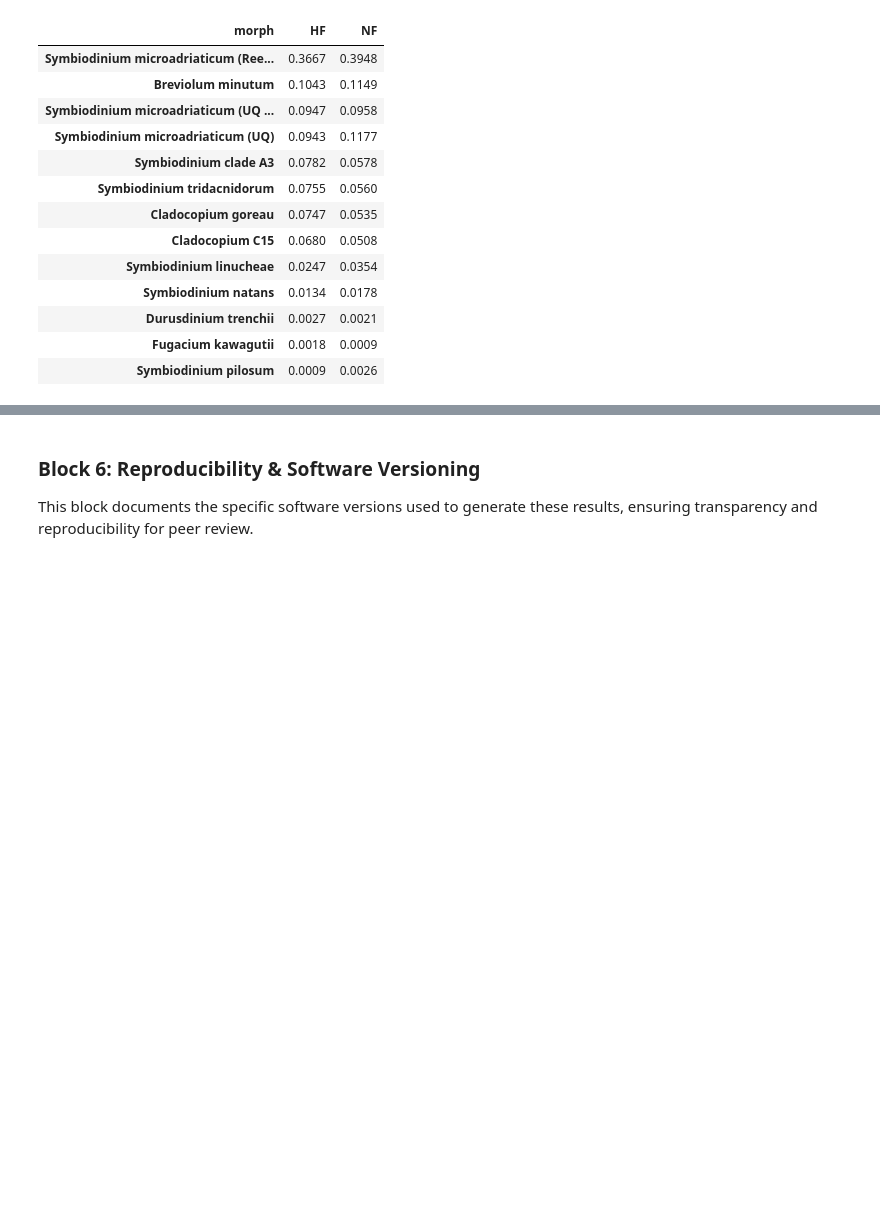
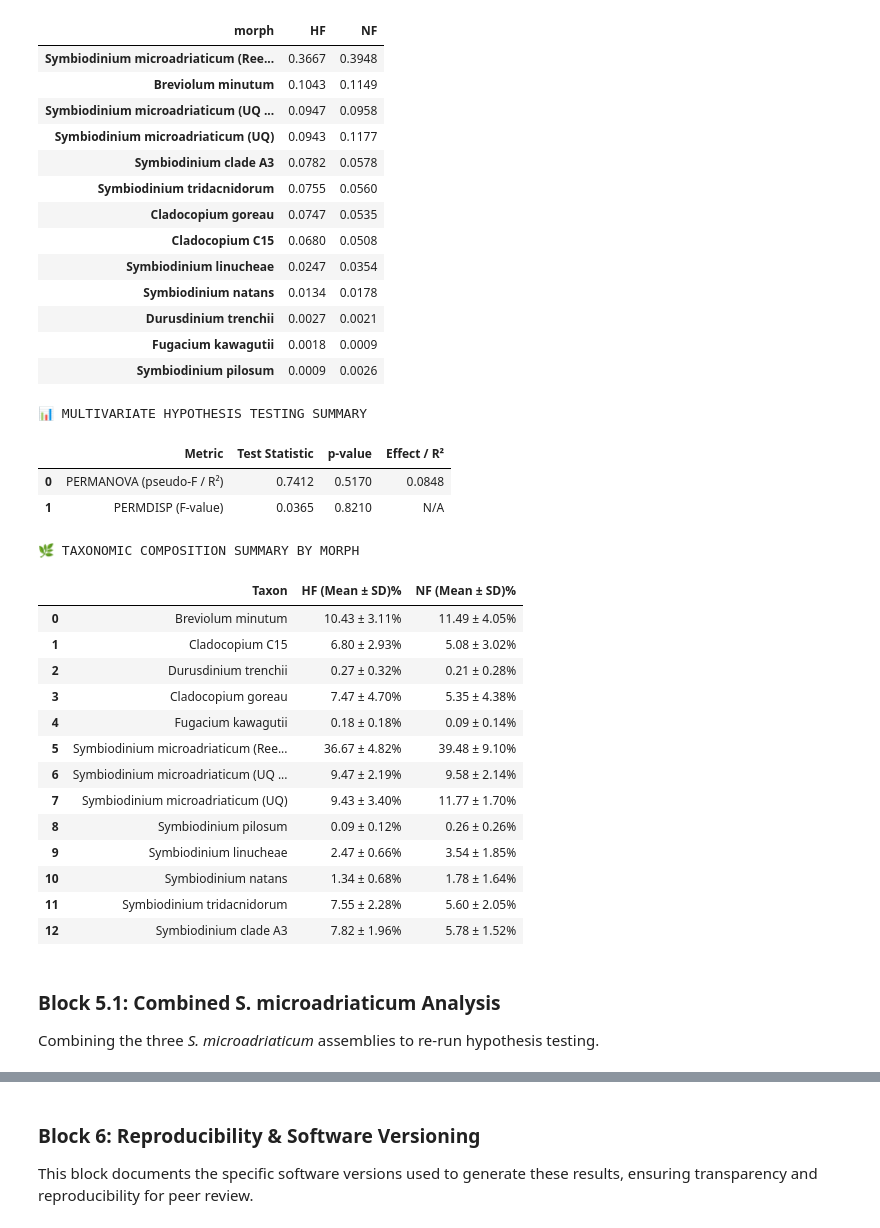
Before and after one commit to LielUziahu/S_Pistillata_Bet-Hedging, a Jupyter notebook: scripts/Symbionts v1_2.ipynb, the cells around one changed output, grey strips where cells are left out. Cells and saved outputs as stored; diff of their text form; code cells hidden in the pictures; blank space fills up the shorter version.

```diff
--- a/scripts/Symbionts.ipynb
+++ b/scripts/Symbionts v1_2.ipynb
@@ -314,3 +314,74 @@ display(mean_abundance_table.style.format("{:.4f}").background_gradient(cmap='Gr
 | Durusdinium trenchii | 0.0027 | 0.0021 |
 | Fugacium kawagutii | 0.0018 | 0.0009 |
 | Symbiodinium pilosum | 0.0009 | 0.0026 |
+# %%
+from skbio.stats.distance import permanova, permdisp
+import numpy as np
+import pandas as pd
+from scipy import stats
+
+# 1. PERMANOVA + R² calculation
+permanova_res = permanova(skb_dm, grouping=df['morph'].tolist(), permutations=999, seed=42)
+F_perm = permanova_res['test statistic']
+p_perm = permanova_res['p-value']
+df1 = 1
+df2 = len(df) - 2  # 10 - 2 = 8
+R2_perm = (F_perm * df1) / (F_perm * df1 + df2)
+
+# 2. PERMDISP
+permdisp_res = permdisp(skb_dm, grouping=df['morph'].tolist(), permutations=999, seed=42)
+F_disp = permdisp_res['test statistic']
+p_disp = permdisp_res['p-value']
+
+# Create a structured table for Multivariate Results
+multivariate_df = pd.DataFrame({
+    'Metric': ['PERMANOVA (pseudo-F / R²)', 'PERMDISP (F-value)'],
+    'Test Statistic': [f"{F_perm:.4f}", f"{F_disp:.4f}"],
+    'p-value': [f"{p_perm:.4f}", f"{p_disp:.4f}"],
+    'Effect / R²': [f"{R2_perm:.4f}", "N/A"]
+})
+
+print("📊 MULTIVARIATE HYPOTHESIS TESTING SUMMARY")
+display(multivariate_df)
+
+# 3. Taxonomic Composition Summary Table (Mean ± SD per morph in %)
+taxa_cols = [c for c in df.columns if c not in ['sample', 'morph']]
+taxo_summary_data = []
+
+for taxon in taxa_cols:
+    hf_vals = df[df['morph'] == 'HF'][taxon] * 100
+    nf_vals = df[df['morph'] == 'NF'][taxon] * 100
+
+    taxo_summary_data.append({
+        'Taxon': taxon,
+        'HF (Mean ± SD)%': f"{hf_vals.mean():.2f} ± {hf_vals.std():.2f}%",
+        'NF (Mean ± SD)%': f"{nf_vals.mean():.2f} ± {nf_vals.std():.2f}%"
+    })
+
+taxo_summary_df = pd.DataFrame(taxo_summary_data)
+
+print("\n🌿 TAXONOMIC COMPOSITION SUMMARY BY MORPH")
+display(taxo_summary_df)
+# %% [output]
+📊 MULTIVARIATE HYPOTHESIS TESTING SUMMARY
+|  | Metric | Test Statistic | p-value | Effect / R² |
+| 0 | PERMANOVA (pseudo-F / R²) | 0.7412 | 0.5170 | 0.0848 |
+| 1 | PERMDISP (F-value) | 0.0365 | 0.8210 | N/A |
+🌿 TAXONOMIC COMPOSITION SUMMARY BY MORPH
+|  | Taxon | HF (Mean ± SD)% | NF (Mean ± SD)% |
+| 0 | Breviolum minutum | 10.43 ± 3.11% | 11.49 ± 4.05% |
+| 1 | Cladocopium C15 | 6.80 ± 2.93% | 5.08 ± 3.02% |
+| 2 | Durusdinium trenchii | 0.27 ± 0.32% | 0.21 ± 0.28% |
+| 3 | Cladocopium goreau | 7.47 ± 4.70% | 5.35 ± 4.38% |
+| 4 | Fugacium kawagutii | 0.18 ± 0.18% | 0.09 ± 0.14% |
+| 5 | Symbiodinium microadriaticum (Ree... | 36.67 ± 4.82% | 39.48 ± 9.10% |
+| 6 | Symbiodinium microadriaticum (UQ ... | 9.47 ± 2.19% | 9.58 ± 2.14% |
+| 7 | Symbiodinium microadriaticum (UQ) | 9.43 ± 3.40% | 11.77 ± 1.70% |
+| 8 | Symbiodinium pilosum | 0.09 ± 0.12% | 0.26 ± 0.26% |
+| 9 | Symbiodinium linucheae | 2.47 ± 0.66% | 3.54 ± 1.85% |
+| 10 | Symbiodinium natans | 1.34 ± 0.68% | 1.78 ± 1.64% |
+| 11 | Symbiodinium tridacnidorum | 7.55 ± 2.28% | 5.60 ± 2.05% |
+| 12 | Symbiodinium clade A3 | 7.82 ± 1.96% | 5.78 ± 1.52% |
+# %% [markdown]
+### Block 5.1: Combined S. microadriaticum Analysis
+Combining the three *S. microadriaticum* assemblies to re-run hypothesis testing.
```
Also changed, not shown: parts of 3 cells of this notebook, 30 other files.
